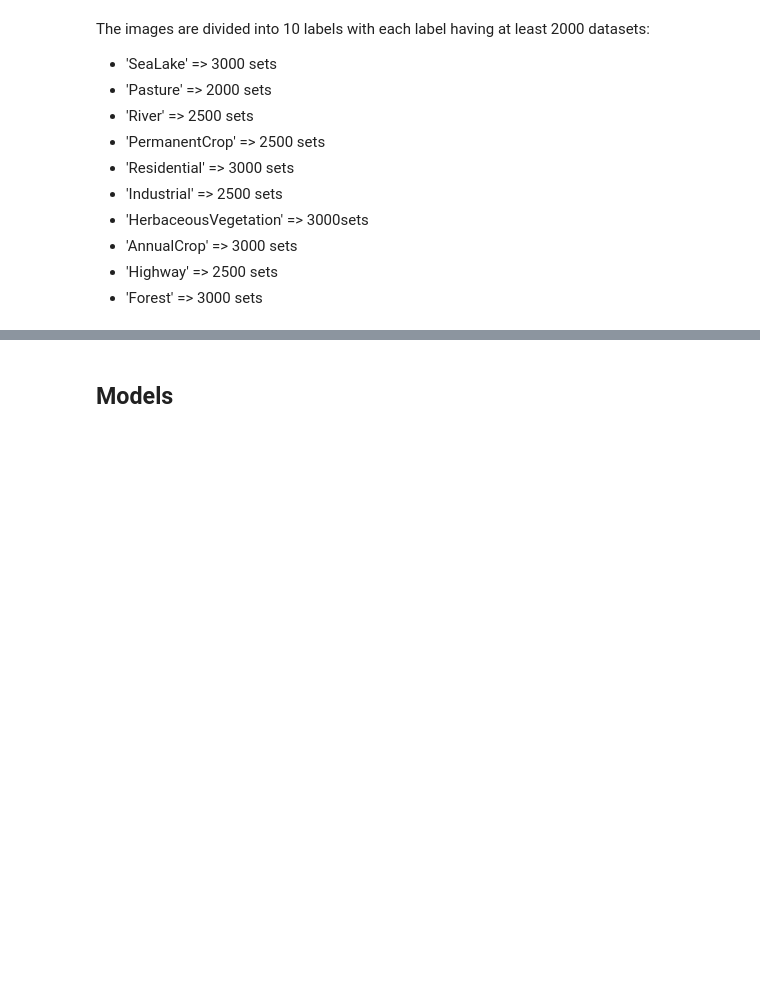
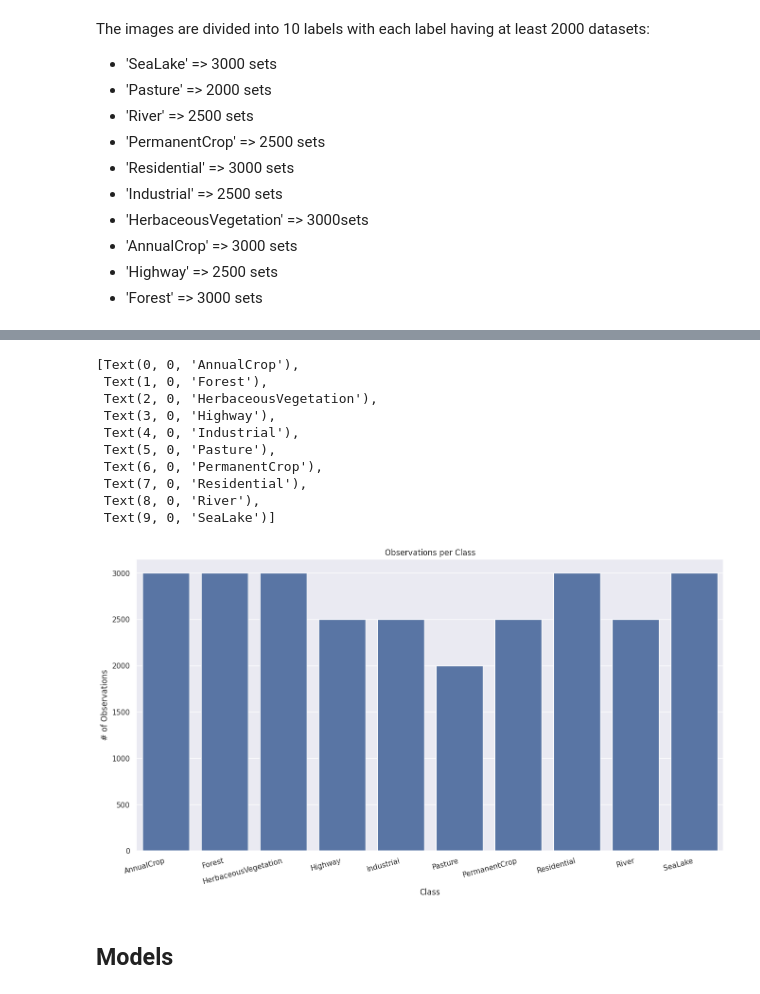
Before and after one commit to lukas-gysin/bverl-miniproject, a Jupyter notebook: notebooks/00-submission.ipynb, the cells around one changed output, grey strips where cells are left out. Cells and saved outputs as stored; diff of their text form; code cells hidden in the pictures; blank space fills up the shorter version.

```diff
--- a/notebooks/00-submission.ipynb
+++ b/notebooks/00-submission.ipynb
@@ -330,3 +242,36 @@ Found the following classes: ['AnnualCrop', 'Forest', 'HerbaceousVegetation', 'H
+# %%
+labels = [x["label"] for x in dataset_rgb.observations]
+
+label_order = list(set(labels))
+label_order.sort()
+
+labels_count = {}
+for label in labels:
+  if label in labels_count:
+    labels_count[label] += 1
+  else:
+    labels_count[label] = 1
+
+fig, ax = plt.subplots(figsize=(16, 8))
+
+ax = sns.barplot(data=labels_count, order=label_order, errorbar=None, ax=ax)
+ax.set_title("Observations per Class")
+ax.set_xlabel("Class")
+ax.set_ylabel("# of Observations")
+tick_labels = ax.get_xticklabels()
+ax.set_xticklabels(tick_labels, rotation=15, ha='right')
+# %% [output]
+[Text(0, 0, 'AnnualCrop'),
+ Text(1, 0, 'Forest'),
+ Text(2, 0, 'HerbaceousVegetation'),
+ Text(3, 0, 'Highway'),
+ Text(4, 0, 'Industrial'),
+ Text(5, 0, 'Pasture'),
+ Text(6, 0, 'PermanentCrop'),
+ Text(7, 0, 'Residential'),
+ Text(8, 0, 'River'),
+ Text(9, 0, 'SeaLake')]
+[figure, added]
 # %% [markdown]
 ## Models
 # %% [markdown]
```
Also changed, not shown: parts of 18 cells of this notebook.
